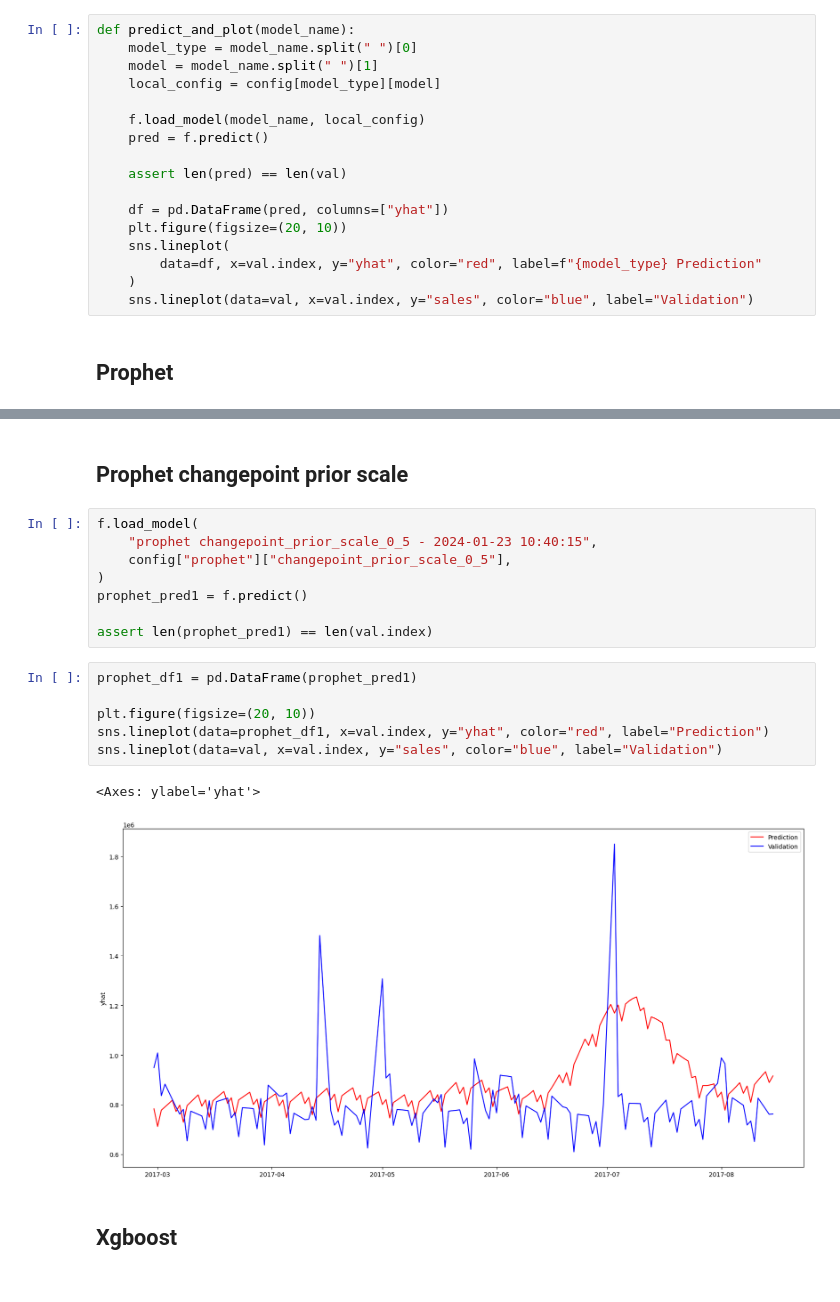
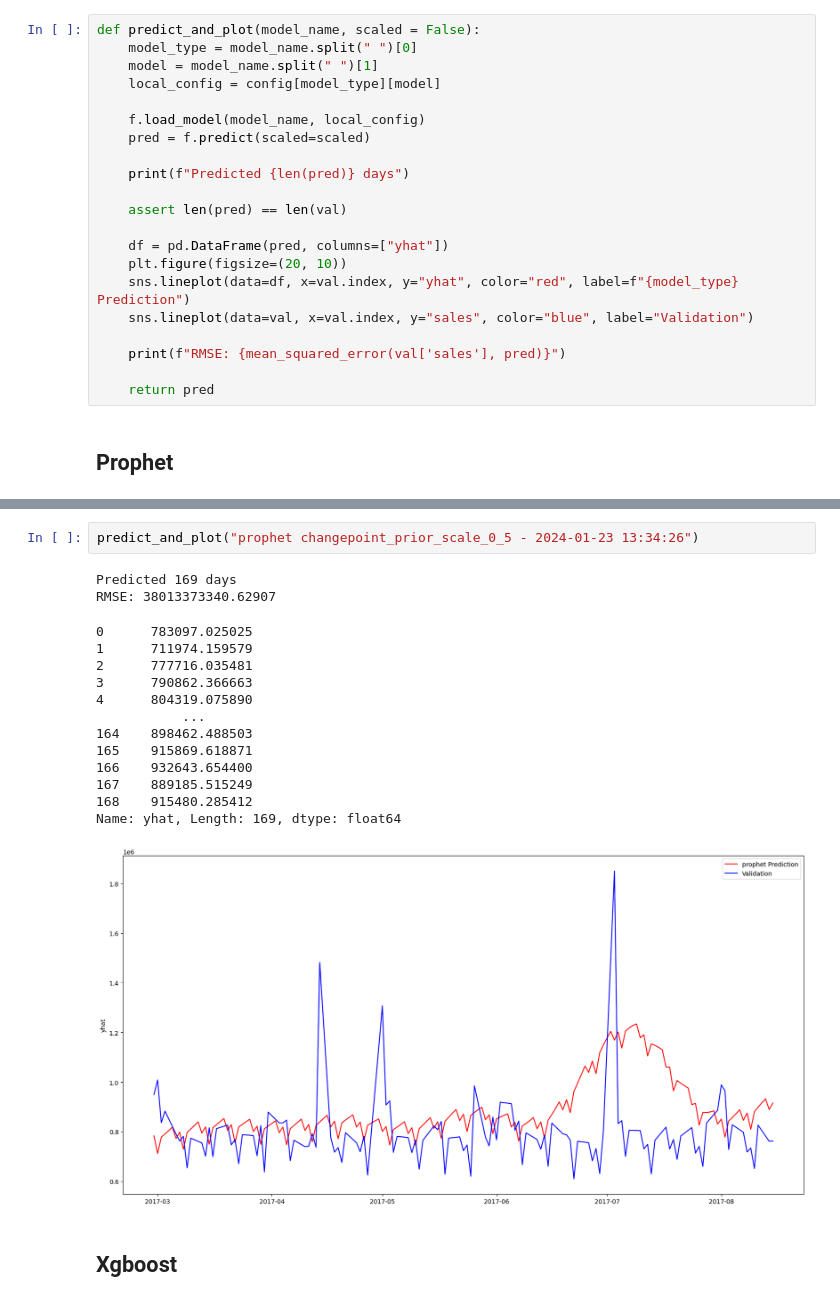
Before and after one commit to Capton1/stores-sales-forecasting-poc, a Jupyter notebook: notebooks/Model results - viz.ipynb, the cells around one changed output, grey strips where cells are left out. Drawn from its saved outputs; the diff is of its cells as text.

```diff
--- a/notebooks/Model results - viz.ipynb
+++ b/notebooks/Model results - viz.ipynb
@@ -71,22 +70,26 @@ plt.legend()
 # %% [markdown]
 # Models fit
 # %%
-def predict_and_plot(model_name):
+def predict_and_plot(model_name, scaled = False):
     model_type = model_name.split(" ")[0]
     model = model_name.split(" ")[1]
     local_config = config[model_type][model]
 
     f.load_model(model_name, local_config)
-    pred = f.predict()
+    pred = f.predict(scaled=scaled)
+
+    print(f"Predicted {len(pred)} days")
 
     assert len(pred) == len(val)
 
     df = pd.DataFrame(pred, columns=["yhat"])
     plt.figure(figsize=(20, 10))
-    sns.lineplot(
-        data=df, x=val.index, y="yhat", color="red", label=f"{model_type} Prediction"
-    )
+    sns.lineplot(data=df, x=val.index, y="yhat", color="red", label=f"{model_type} Prediction")
     sns.lineplot(data=val, x=val.index, y="sales", color="blue", label="Validation")
+
+    print(f"RMSE: {mean_squared_error(val['sales'], pred)}")
+
+    return pred
 # %% [markdown]
 ## Prophet
 # %%
@@ -113,21 +113,20 @@ sns.lineplot(data=val, x=val.index, y="sales", color="blue", label="Validation")
-# %% [markdown]
-## Prophet changepoint prior scale
-# %%
-f.load_model(
-    "prophet changepoint_prior_scale_0_5 - 2024-01-23 10:40:15",
-    config["prophet"]["changepoint_prior_scale_0_5"],
-)
-prophet_pred1 = f.predict()
-
-assert len(prophet_pred1) == len(val.index)
-# %%
-prophet_df1 = pd.DataFrame(prophet_pred1)
-
-plt.figure(figsize=(20, 10))
-sns.lineplot(data=prophet_df1, x=val.index, y="yhat", color="red", label="Prediction")
-sns.lineplot(data=val, x=val.index, y="sales", color="blue", label="Validation")
-# %% [output]
-<Axes: ylabel='yhat'>
-[figure, removed]
+# %%
+predict_and_plot("prophet changepoint_prior_scale_0_5 - 2024-01-23 13:34:26")
+# %% [output]
+Predicted 169 days
+RMSE: 38013373340.62907
+0      783097.025025
+1      711974.159579
+2      777716.035481
+3      790862.366663
+4      804319.075890
+           ...
+164    898462.488503
+165    915869.618871
+166    932643.654400
+167    889185.515249
+168    915480.285412
+Name: yhat, Length: 169, dtype: float64
+[figure, added]
 # %% [markdown]
 ## Xgboost
```
Also changed, not shown: parts of 24 cells of this notebook, 6 other files.
